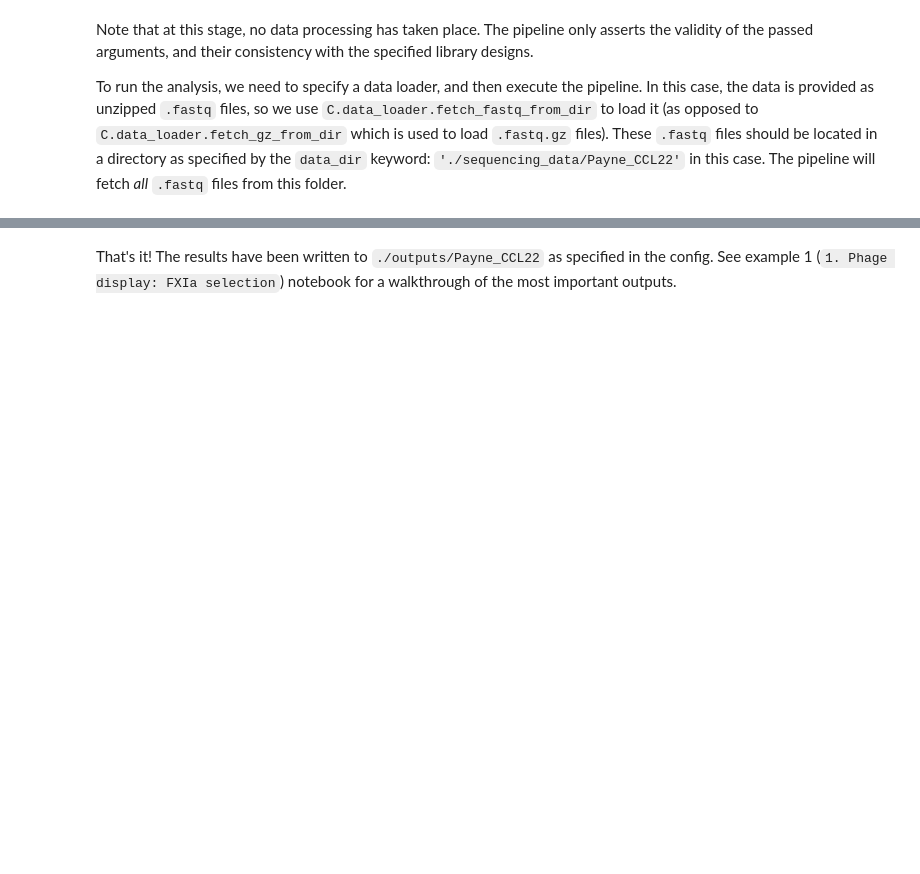
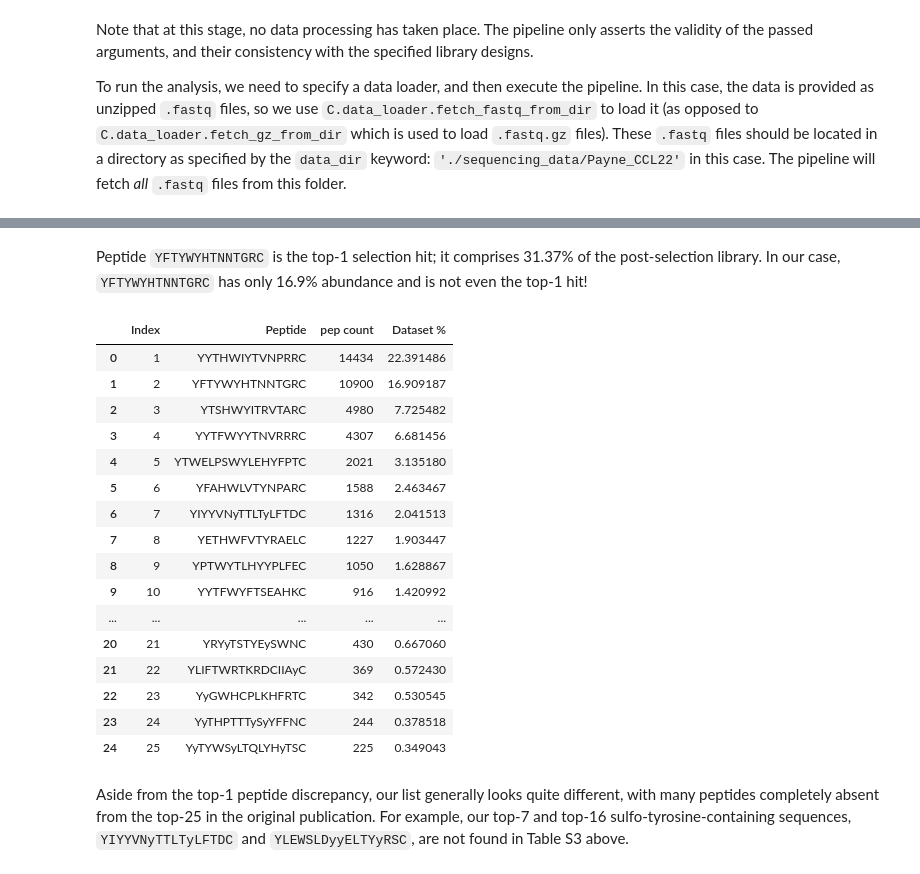
Before and after one commit to avngrdv/clibas, a Jupyter notebook: docs/source/examples/02. Payne CCL22 selection.ipynb, the cells around one changed output, grey strips where cells are left out. Drawn from its saved outputs; the diff is of its cells as text; code cells hidden in the pictures; blank space fills up the shorter version.

```diff
--- a/docs/source/examples/02. Payne CCL22 selection.ipynb
+++ b/docs/source/examples/02. Payne CCL22 selection.ipynb
@@ -301,3 +323,39 @@ C.pipeline.load_and_run(loader=loader, save_summary=True)
+# %% [markdown]
+Peptide `YFTYWYHTNNTGRC` is the top-1 selection hit; it comprises 31.37% of the post-selection library. In our case, `YFTYWYHTNNTGRC` has only 16.9% abundance and is not even the top-1 hit!
+# %%
+from pathlib import Path
+import pandas as pd
+
+out_dir = C.fastq_parser.dirs.logs
+exp_name = C.fastq_parser.exp_name
+
+sample_name = "DCCL22_r7"
+out_dir = Path(out_dir) / sample_name
+
+fnames = list(Path(out_dir).glob(f"{sample_name}_pep_count_summary*.csv"))
+
+final_peptide_list = pd.read_csv(fnames[1])
+cols = ['Index', 'Peptide', 'pep count', 'Dataset %']
+final_peptide_list[cols].head(25).style.set_table_styles(
+    [{'selector': 'th, td', 'props': [('font-family', 'Consolas, monospace')]}]
+)
+# %% [output]
+|  | Index | Peptide | pep count | Dataset % |
+| 0 | 1 | YYTHWIYTVNPRRC | 14434 | 22.391486 |
+| 1 | 2 | YFTYWYHTNNTGRC | 10900 | 16.909187 |
+| 2 | 3 | YTSHWYITRVTARC | 4980 | 7.725482 |
+| 3 | 4 | YYTFWYYTNVRRRC | 4307 | 6.681456 |
+| 4 | 5 | YTWELPSWYLEHYFPTC | 2021 | 3.135180 |
+| 5 | 6 | YFAHWLVTYNPARC | 1588 | 2.463467 |
+| 6 | 7 | YIYYVNyTTLTyLFTDC | 1316 | 2.041513 |
+| 7 | 8 | YETHWFVTYRAELC | 1227 | 1.903447 |
+| 8 | 9 | YPTWYTLHYYPLFEC | 1050 | 1.628867 |
+| 9 | 10 | YYTFWYFTSEAHKC | 916 | 1.420992 |
+| ... | ... | ... | ... | ... |
+| 20 | 21 | YRYyTSTYEySWNC | 430 | 0.667060 |
+| 21 | 22 | YLIFTWRTKRDCIIAyC | 369 | 0.572430 |
+| 22 | 23 | YyGWHCPLKHFRTC | 342 | 0.530545 |
+| 23 | 24 | YyTHPTTTySyYFFNC | 244 | 0.378518 |
+| 24 | 25 | YyTYWSyLTQLYHyTSC | 225 | 0.349043 |
 # %% [markdown]
-That's it! The results have been written to `./outputs/Payne_CCL22` as specified in the config.
-See example 1 (`1. Phage display: FXIa selection`) notebook for a walkthrough of the most important outputs.
+Aside from the top-1 peptide discrepancy, our list generally looks quite different, with many peptides completely absent from the top-25 in the original publication. For example, our top-7 and top-16 sulfo-tyrosine-containing sequences, `YIYYVNyTTLTyLFTDC` and `YLEWSLDyyELTYyRSC`, are not found in Table S3 above.
```
Also changed, not shown: parts of 17 cells of this notebook, 2 other files.
